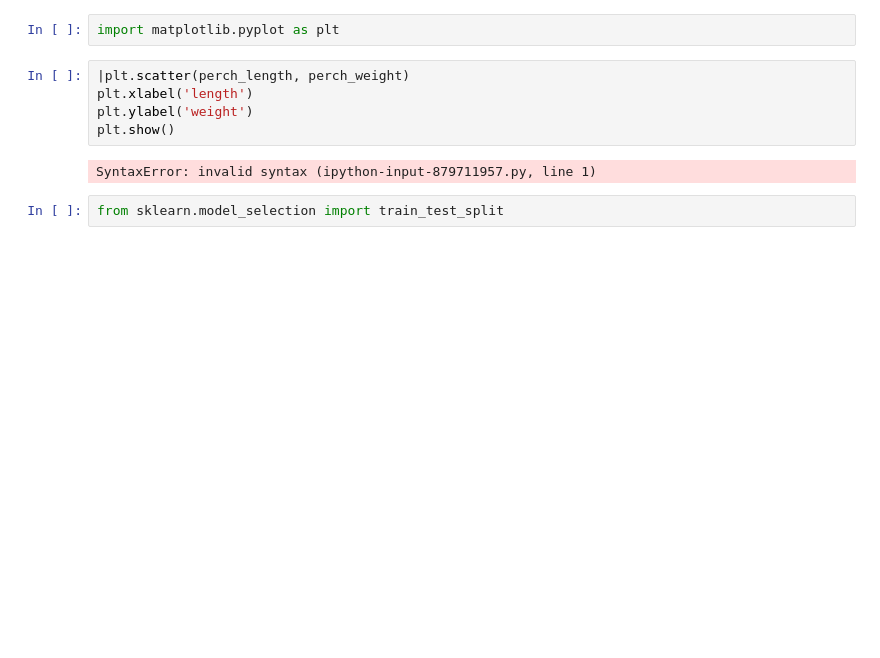
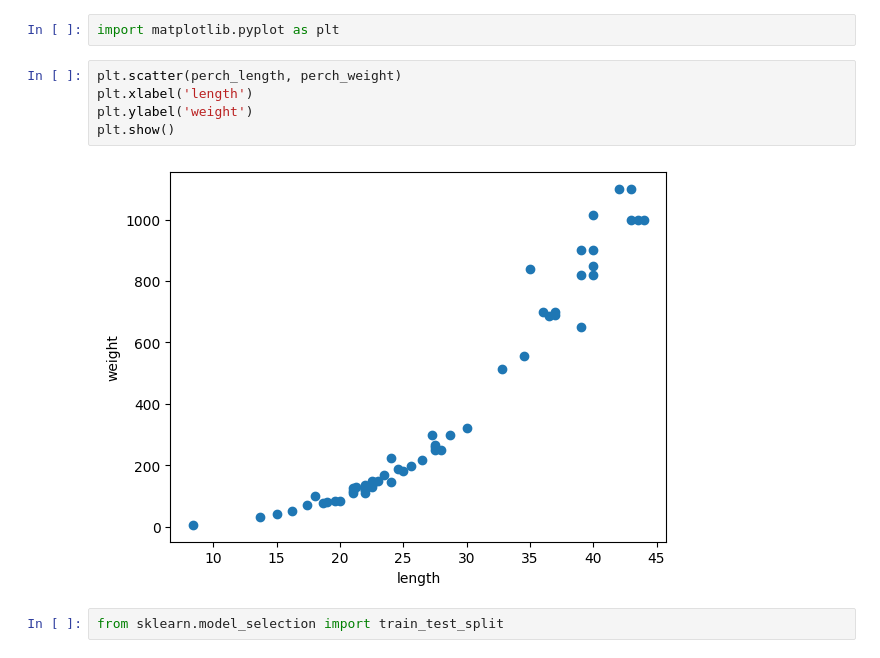
Before and after one commit to aa4758/ML_DL_study, a Jupyter notebook: Self Study ML + DL/Regression_Regulation.ipynb, the cells around one changed output. Cells and saved outputs as stored; diff of their text form; blank space fills up the shorter version.

```diff
--- a/Self Study ML + DL/Regression_Regulation.ipynb
+++ b/Self Study ML + DL/Regression_Regulation.ipynb
@@ -19,12 +19,12 @@ perch_weight = np.array([5.9, 32.0, 40.0, 51.5, 70.0, 100.0, 78.0, 80.0, 85.0, 8
 # %%
 import matplotlib.pyplot as plt
 # %%
-|plt.scatter(perch_length, perch_weight)
+plt.scatter(perch_length, perch_weight)
 plt.xlabel('length')
 plt.ylabel('weight')
 plt.show()
 # %% [output]
-SyntaxError: invalid syntax (ipython-input-879711957.py, line 1)
+[figure, added]
 # %%
 from sklearn.model_selection import train_test_split
 # %%
```
Also changed, not shown: parts of 30 cells of this notebook.
